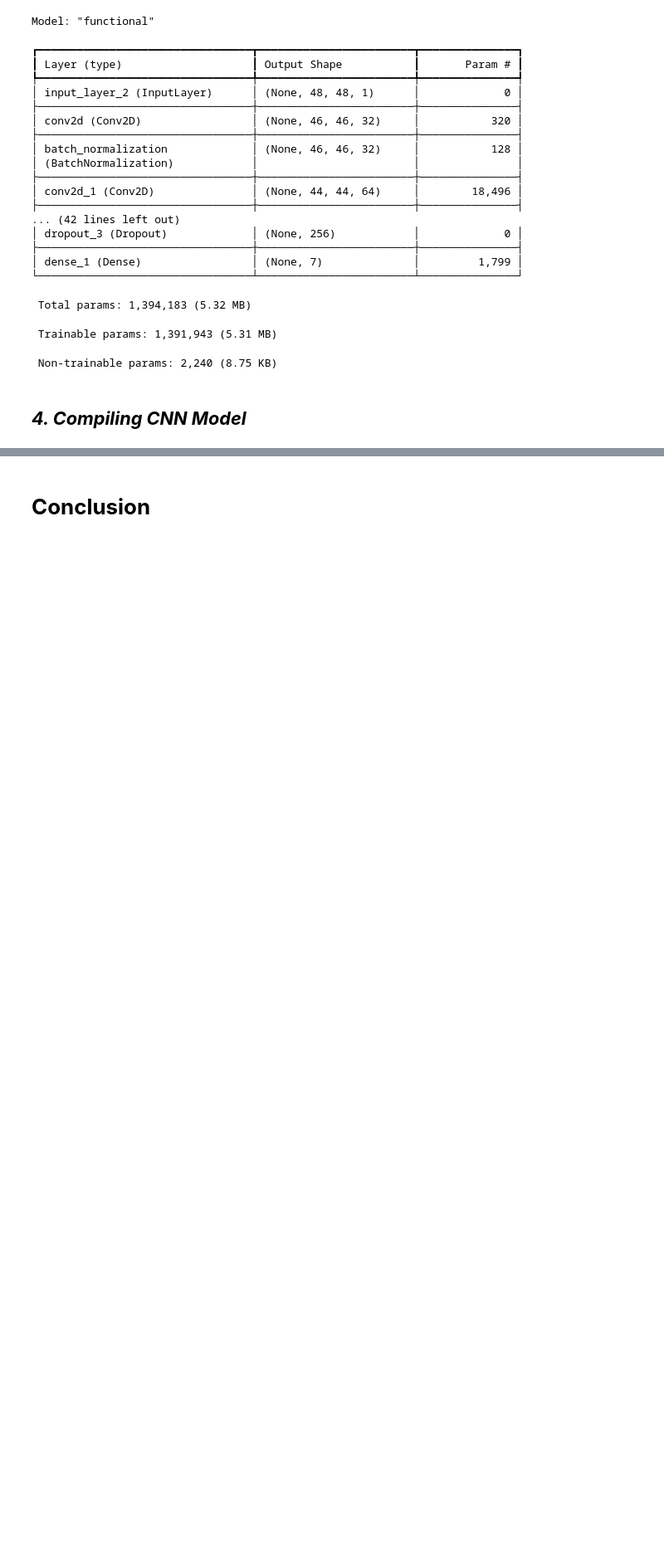
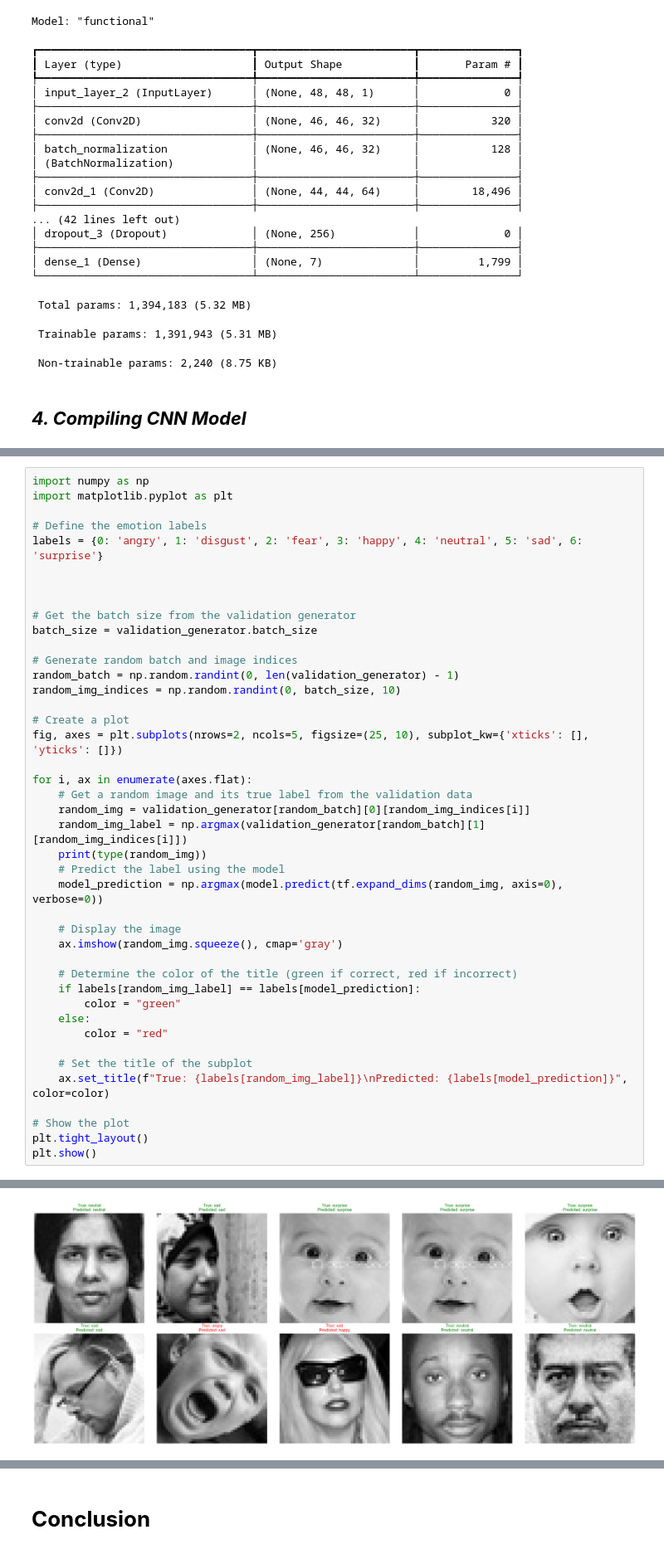
Before and after one commit to Ayushx29/DeepFER-Facial-Emotion-Recognition-Using-Deep-Learning, a Jupyter notebook: DeepFER_Facial_Emotion_Recognition_Using_Deep_Learning.ipynb, the cells around one changed output, grey strips where cells are left out. Shown at 83% size. Drawn from its saved outputs; the diff is of its cells as text; blank space fills up the shorter version.

```diff
--- a/DeepFER_Facial_Emotion_Recognition_Using_Deep_Learning.ipynb
+++ b/DeepFER_Facial_Emotion_Recognition_Using_Deep_Learning.ipynb
@@ -943,0 +522,43 @@ Answer Here.
+# %%
+import numpy as np
+import matplotlib.pyplot as plt
+
+# Define the emotion labels
+labels = {0: 'angry', 1: 'disgust', 2: 'fear', 3: 'happy', 4: 'neutral', 5: 'sad', 6: 'surprise'}
+
+
+
+# Get the batch size from the validation generator
+batch_size = validation_generator.batch_size
+
+# Generate random batch and image indices
+random_batch = np.random.randint(0, len(validation_generator) - 1)
+random_img_indices = np.random.randint(0, batch_size, 10)
+
+# Create a plot
+fig, axes = plt.subplots(nrows=2, ncols=5, figsize=(25, 10), subplot_kw={'xticks': [], 'yticks': []})
+
+for i, ax in enumerate(axes.flat):
+    # Get a random image and its true label from the validation data
+    random_img = validation_generator[random_batch][0][random_img_indices[i]]
+    random_img_label = np.argmax(validation_generator[random_batch][1][random_img_indices[i]])
+    print(type(random_img))
+    # Predict the label using the model
+    model_prediction = np.argmax(model.predict(tf.expand_dims(random_img, axis=0), verbose=0))
+
+    # Display the image
+    ax.imshow(random_img.squeeze(), cmap='gray')
+
+    # Determine the color of the title (green if correct, red if incorrect)
+    if labels[random_img_label] == labels[model_prediction]:
+        color = "green"
+    else:
+        color = "red"
+
+    # Set the title of the subplot
+    ax.set_title(f"True: {labels[random_img_label]}\nPredicted: {labels[model_prediction]}", color=color)
+
+# Show the plot
+plt.tight_layout()
+plt.show()
+# %% [output]
@@ -943,0 +575 @@ Answer Here.
+[figure, added]
```
Also changed, not shown: parts of 316 cells of this notebook, 4 other files.
